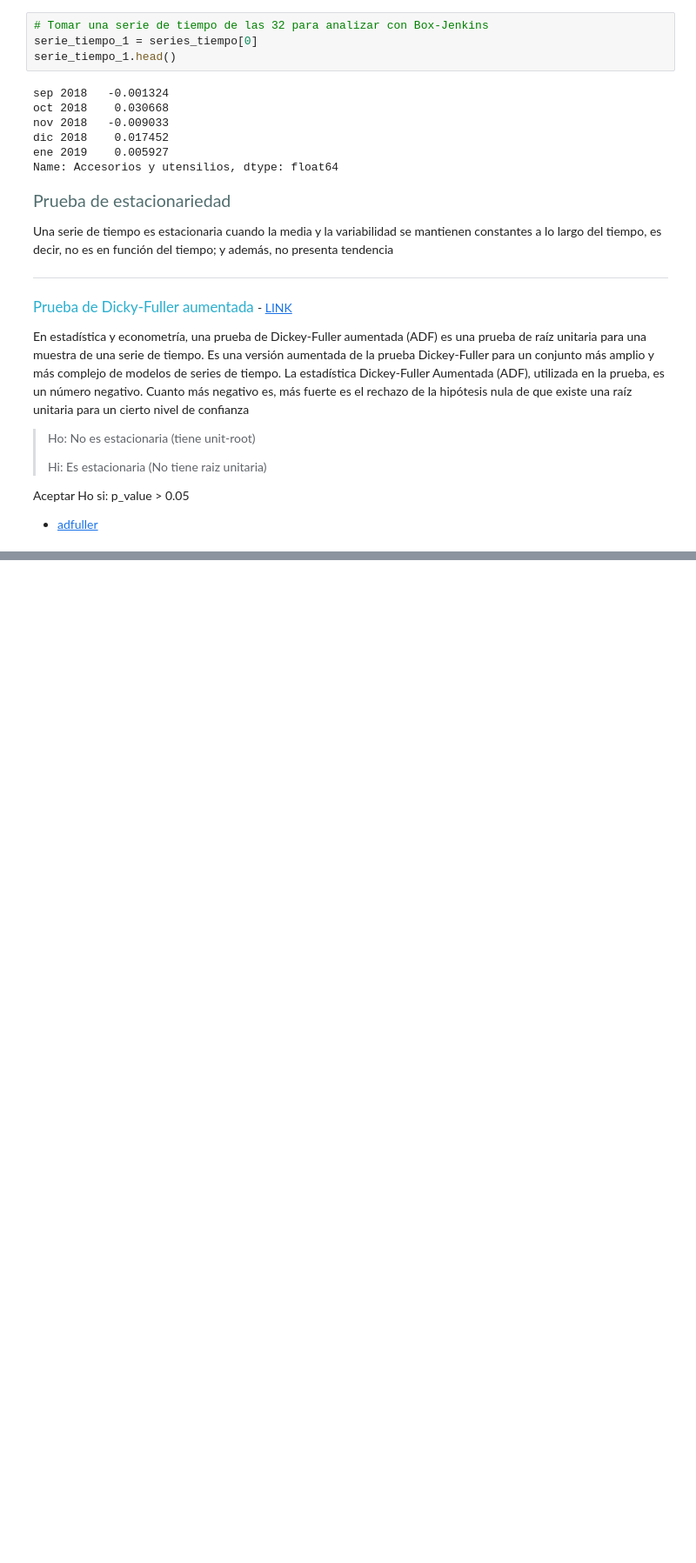
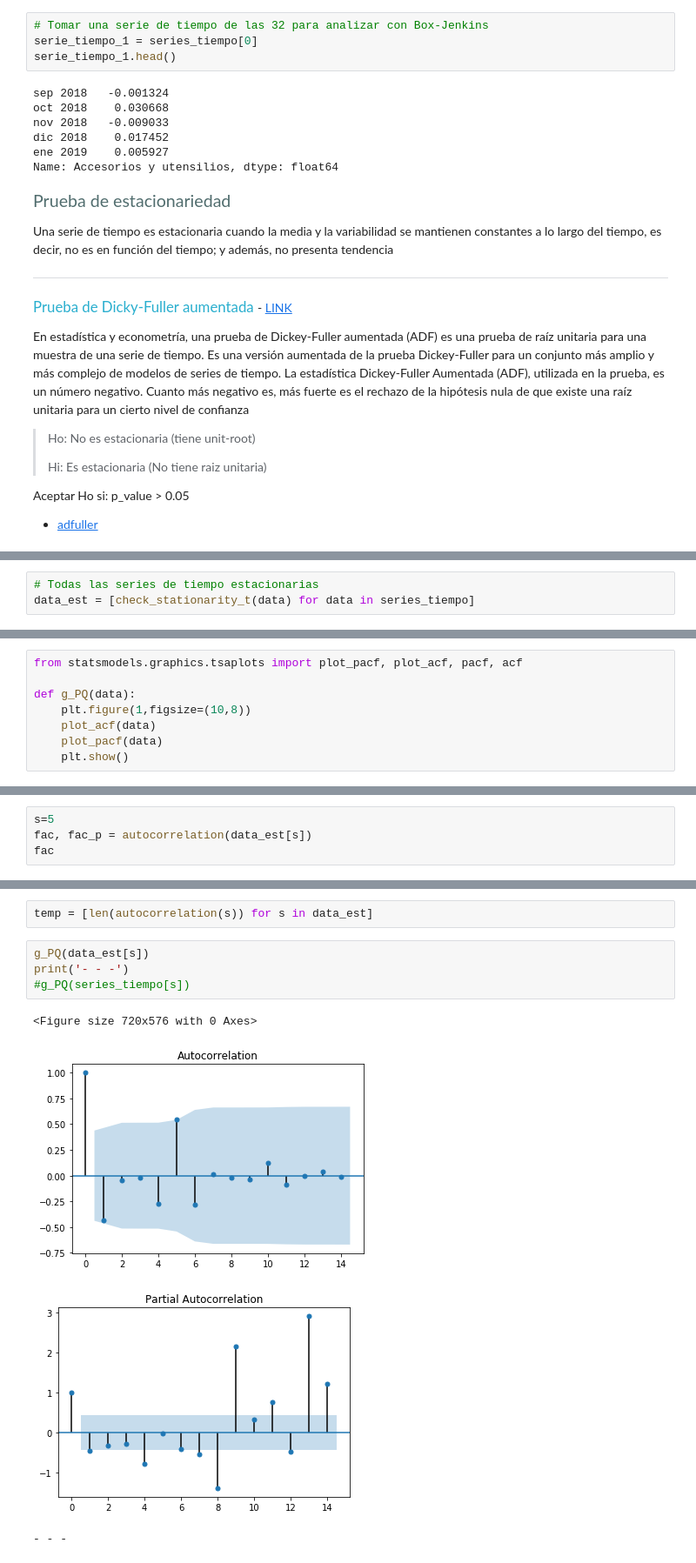
Before and after one commit to IFFranciscoME/Urban_Lab_Desarrollo, a Jupyter notebook: violeta/Precios.ipynb, the cells around one changed output, grey strips where cells are left out. Shown at 87% size. Drawn from its saved outputs; the diff is of its cells as text; blank space fills up the shorter version.

```diff
--- a/violeta/Precios.ipynb
+++ b/violeta/Precios.ipynb
@@ -194,0 +197,3 @@ check_stationarity(serie_tiempo_1)
+# %%
+# Todas las series de tiempo estacionarias
+data_est = [check_stationarity_t(data) for data in series_tiempo]
@@ -194,0 +217,8 @@ check_stationarity(serie_tiempo_1)
+# %%
+from statsmodels.graphics.tsaplots import plot_pacf, plot_acf, pacf, acf
+
+def g_PQ(data):
+    plt.figure(1,figsize=(10,8))
+    plot_acf(data)
+    plot_pacf(data)
+    plt.show()
@@ -194,0 +234,4 @@ check_stationarity(serie_tiempo_1)
+# %%
+s=5
+fac, fac_p = autocorrelation(data_est[s])
+fac
@@ -194,0 +251,11 @@ check_stationarity(serie_tiempo_1)
+# %%
+temp = [len(autocorrelation(s)) for s in data_est]
+# %%
+g_PQ(data_est[s])
+print('- - -')
+#g_PQ(series_tiempo[s])
+# %% [output]
+<Figure size 720x576 with 0 Axes>
+[figure, added]
+[figure, added]
+- - -
```
Also changed, not shown: parts of 32 cells of this notebook, 3 other files.
